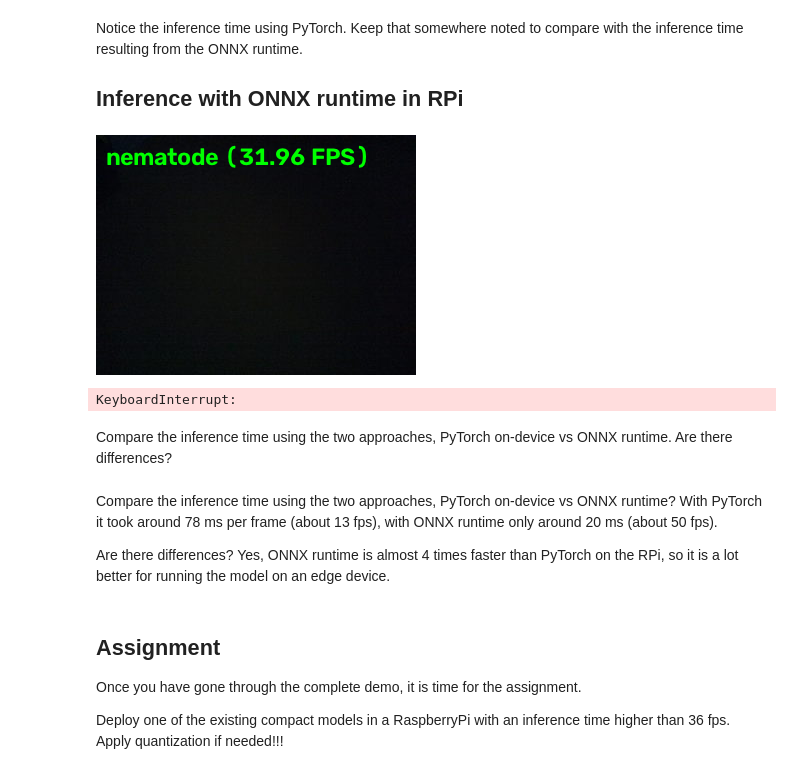
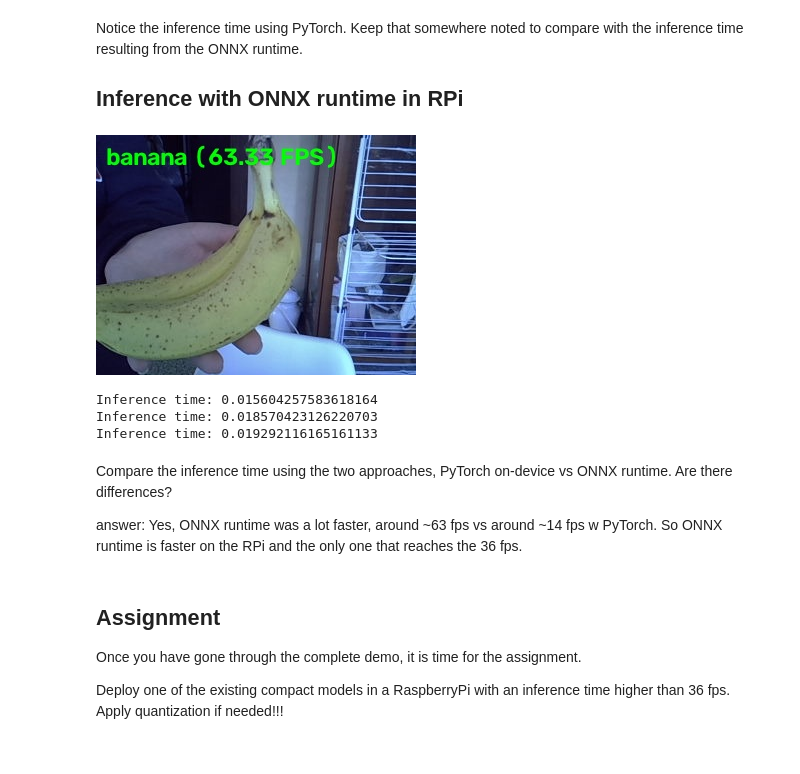
Before and after one commit to Lara-Matt/week5Robotics, a Jupyter notebook: Assignment4_Deploying_RPi.ipynb, the cells around one changed output. Drawn from its saved outputs; the diff is of its cells as text; code cells hidden in the pictures.

```diff
--- a/Assignment4_Deploying_RPi.ipynb
+++ b/Assignment4_Deploying_RPi.ipynb
@@ -242,15 +264,15 @@ import numpy as np
 import onnxruntime as ort
 import cv2
 import urllib.request
+from IPython.display import display, Image, clear_output
 
-from IPython.display import display, clear_output
-from PIL import Image
-
-def show(img):
-    # Show a frame inside the notebook (cv2.imshow crashes the kernel without a screen)
+# cv2.imshow needs a screen (crashes the kernel over SSH), so show frames inline.
+# Showing every frame is slow, so only show every Nth one.
+DISPLAY_EVERY = 5
+def show_frame(img):
+    _, jpg = cv2.imencode('.jpg', img)
     clear_output(wait=True)
-    display(Image.fromarray(cv2.cvtColor(img, cv2.COLOR_BGR2RGB)))
-
+    display(Image(data=jpg.tobytes()))
 
 #activate video capture and set resolution and fps
 cap=cv2.VideoCapture(0,cv2.CAP_V4L2)
@@ -275,9 +297,11 @@ def preprocessing(frame):
 # Defining inference session
 # When defining the session, bare in mind the hardware that you are using:
 # RPi -->providers=['CPUExecutionProvider']
-sess=ort.InferenceSession("onnx_mobinetv2.onnx", providers=['CPUExecutionProvider'])
-sess.intra_op_num_threads=4
-sess.inter_op_num_threads=1
+# Thread counts must be set through SessionOptions *before* creating the session
+opts=ort.SessionOptions()
+opts.intra_op_num_threads=4
+opts.inter_op_num_threads=1
+sess=ort.InferenceSession("onnx_mobinetv2.onnx", sess_options=opts, providers=['CPUExecutionProvider'])
 
 # Get model input details
 input_name = sess.get_inputs()[0].name
@@ -292,43 +316,49 @@ with urllib.request.urlopen(url) as f:
 
 started=time.time()
 last_logged=time.time()
 frame_count=0
 
+# Press the notebook's Stop button to exit the loop
 try:
     while True:
         ret,frame=cap.read()
         if not ret:
-            print("Failed to grad frame")
+            print("Failed to grab frame")
             break
 
         input_tensor=preprocessing(frame)
 
         # Run the model
         inicio=time.time()
         output=sess.run([output_name],{input_name:input_tensor})
         inf_time=time.time()-inicio
         print(f'Inference time: {inf_time}')
 
         pred = np.argmax(output[0])
         class_name = classes[pred]
         fps = 1 / inf_time
 
         # Display result
         cv2.putText(frame, f"{class_name} ({fps:.2f} FPS)", (10, 30),
                     cv2.FONT_HERSHEY_SIMPLEX, 0.8, (0, 255, 0), 2)
 
-        show(frame)
+        frame_count += 1
+        if frame_count % DISPLAY_EVERY == 0:
+            show_frame(frame)
+except KeyboardInterrupt:
+    pass
 finally:
     cap.release()
 # %% [output]
-[figure, old version]
+[figure, new version]
-KeyboardInterrupt:
+Inference time: 0.015604257583618164
+Inference time: 0.018570423126220703
+Inference time: 0.019292116165161133
 # %% [markdown]
 Compare the inference time using the two approaches, PyTorch on-device vs ONNX runtime. Are there differences?
+
+answer:
+Yes, ONNX runtime was a lot faster, around ~63 fps vs around ~14 fps w PyTorch. So ONNX runtime is faster on the RPi and the only one that reaches the 36 fps.
-# %% [markdown]
-Compare the inference time using the two approaches, PyTorch on-device vs ONNX runtime? With PyTorch it took around 78 ms per frame (about 13 fps), with ONNX runtime only around 20 ms (about 50 fps).
-
-Are there differences? Yes, ONNX runtime is almost 4 times faster than PyTorch on the RPi, so it is a lot better for running the model on an edge device.
 # %% [markdown]
 ## Assignment
 
```
Also changed, not shown: parts of 5 cells of this notebook, 1 other file.
